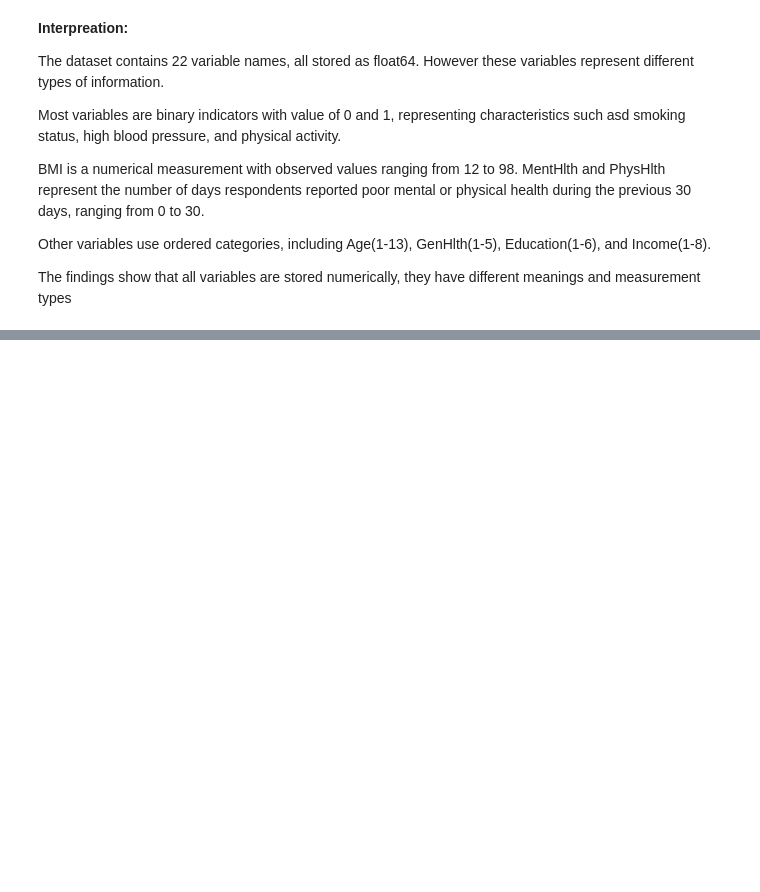
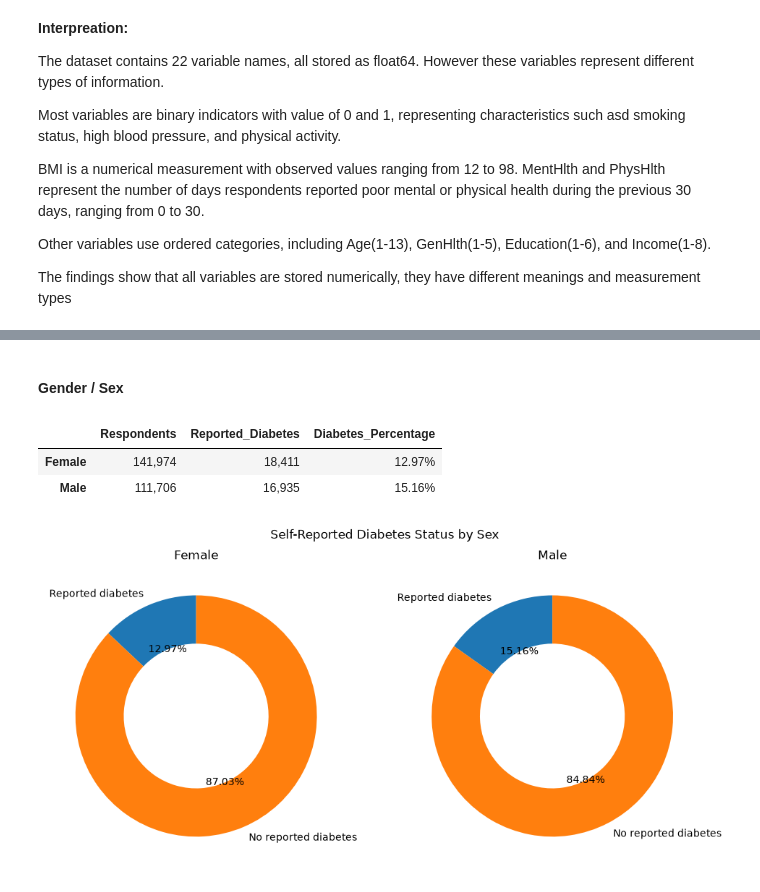
Before and after one commit to Ahmad-1031/DA_CA2, a Jupyter notebook: Notebooks/diabetes_crisp_dm.ipynb, the cells around one changed output, grey strips where cells are left out. Cells and saved outputs as stored; diff of their text form; code cells hidden in the pictures; blank space fills up the shorter version.

```diff
--- a/Notebooks/diabetes_crisp_dm.ipynb
+++ b/Notebooks/diabetes_crisp_dm.ipynb
@@ -207,0 +420,48 @@ The findings show that all variables are stored numerically, they have different
+# %% [markdown]
+<br>
+
+**Gender / Sex**
+# %%
+gender_summary = df.groupby("Sex")["Diabetes_binary"].agg(
+    Respondents="count",
+    Reported_Diabetes="sum",
+    Diabetes_Percentage="mean"
+)
+
+gender_summary["Diabetes_Percentage"] *= 100
+
+gender_summary.index = ["Female","Male"]
+
+display(gender_summary.style.format({
+    "Respondents": "{:,.0f}",
+    "Reported_Diabetes": "{:,.0f}",
+    "Diabetes_Percentage": "{:.2f}%"
+}))
+
+
+
+# Two donut charts to compare diabetes percentages by Sex
+fig, axes = plt.subplots(1, 2, figsize=(10, 5))
+
+for ax, (sex, row) in zip(axes, gender_summary.iterrows()):
+    positive = row["Diabetes_Percentage"]
+    negative = 100 - positive
+
+    ax.pie(
+        [positive, negative],
+        labels=["Reported diabetes", "No reported diabetes"],
+        autopct="%.2f%%",
+        startangle=90,
+        wedgeprops={"width": 0.4}
+    )
+
+    ax.set_title(sex)
+
+plt.suptitle("Self-Reported Diabetes Status by Sex")
+plt.tight_layout()
+plt.show()
+# %% [output]
+|  | Respondents | Reported_Diabetes | Diabetes_Percentage |
+| Female | 141,974 | 18,411 | 12.97% |
+| Male | 111,706 | 16,935 | 15.16% |
+[figure, added]
```
Also changed, not shown: parts of 23 cells of this notebook.
